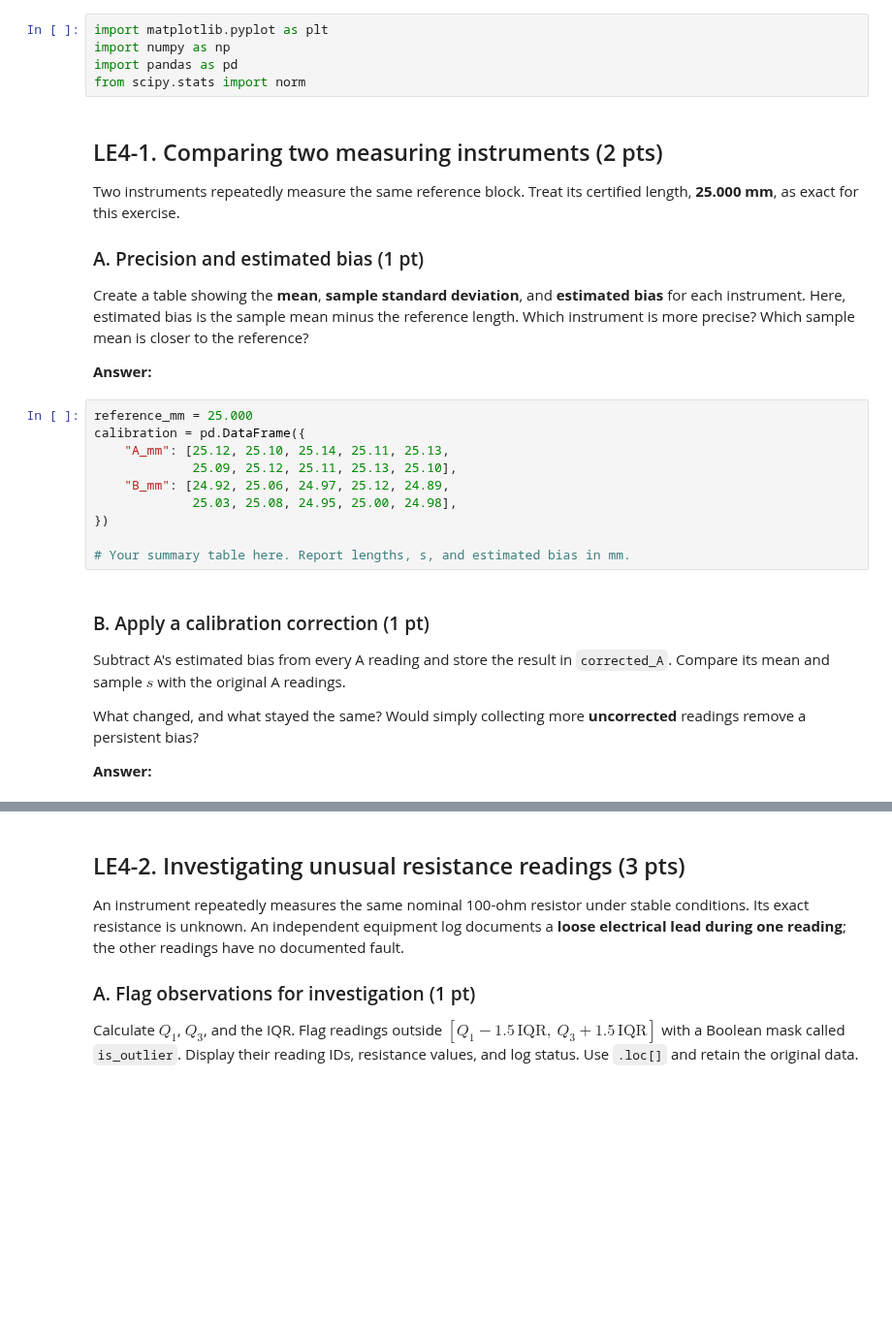
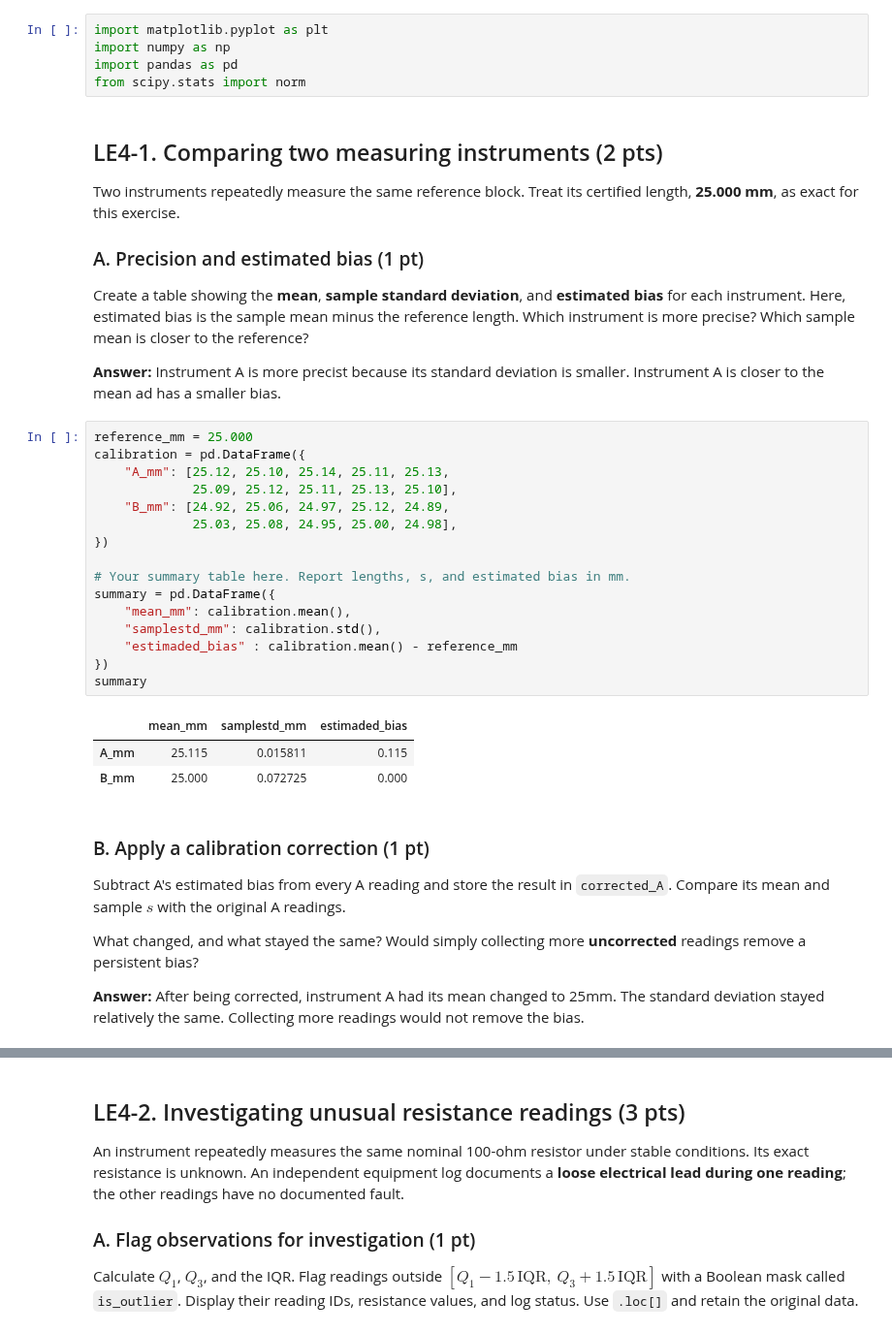
Before and after one commit to mda90-manny/26f-engr1451-2451, a Jupyter notebook: 1-assignments/LE04/LE04.ipynb, the cells around one changed output, grey strips where cells are left out. Shown at 97% size. Cells and saved outputs as stored; diff of their text form; blank space fills up the shorter version.

```diff
--- a/1-assignments/LE04/LE04.ipynb
+++ b/1-assignments/LE04/LE04.ipynb
@@ -52,16 +52,27 @@ for each instrument. Here, estimated bias is the sample mean minus the reference
 Which instrument is more precise? Which sample mean is closer to the reference?
 
 **Answer:**
+Instrument A is more precist because its standard deviation is smaller. Instrument A is closer to the mean ad has a smaller bias.
 # %%
 reference_mm = 25.000
 calibration = pd.DataFrame({
     "A_mm": [25.12, 25.10, 25.14, 25.11, 25.13,
              25.09, 25.12, 25.11, 25.13, 25.10],
     "B_mm": [24.92, 25.06, 24.97, 25.12, 24.89,
              25.03, 25.08, 24.95, 25.00, 24.98],
 })
 
 # Your summary table here. Report lengths, s, and estimated bias in mm.
+summary = pd.DataFrame({
+    "mean_mm": calibration.mean(),
+    "samplestd_mm": calibration.std(),
+    "estimaded_bias" : calibration.mean() - reference_mm
+})
+summary
+# %% [output]
+|  | mean_mm | samplestd_mm | estimaded_bias |
+| A_mm | 25.115 | 0.015811 | 0.115 |
+| B_mm | 25.000 | 0.072725 | 0.000 |
 # %% [markdown]
 ### B. Apply a calibration correction (1 pt)
 
@@ -72,5 +83,6 @@ What changed, and what stayed the same? Would simply collecting more **uncorrect
 readings remove a persistent bias?
 
 **Answer:**
+After being corrected, instrument A had its mean changed to 25mm. The standard deviation stayed relatively the same. Collecting more readings would not remove the bias.
 # %%
 # Your correction and comparison here
```
Also changed, not shown: parts of 14 cells of this notebook, 3 other files.
